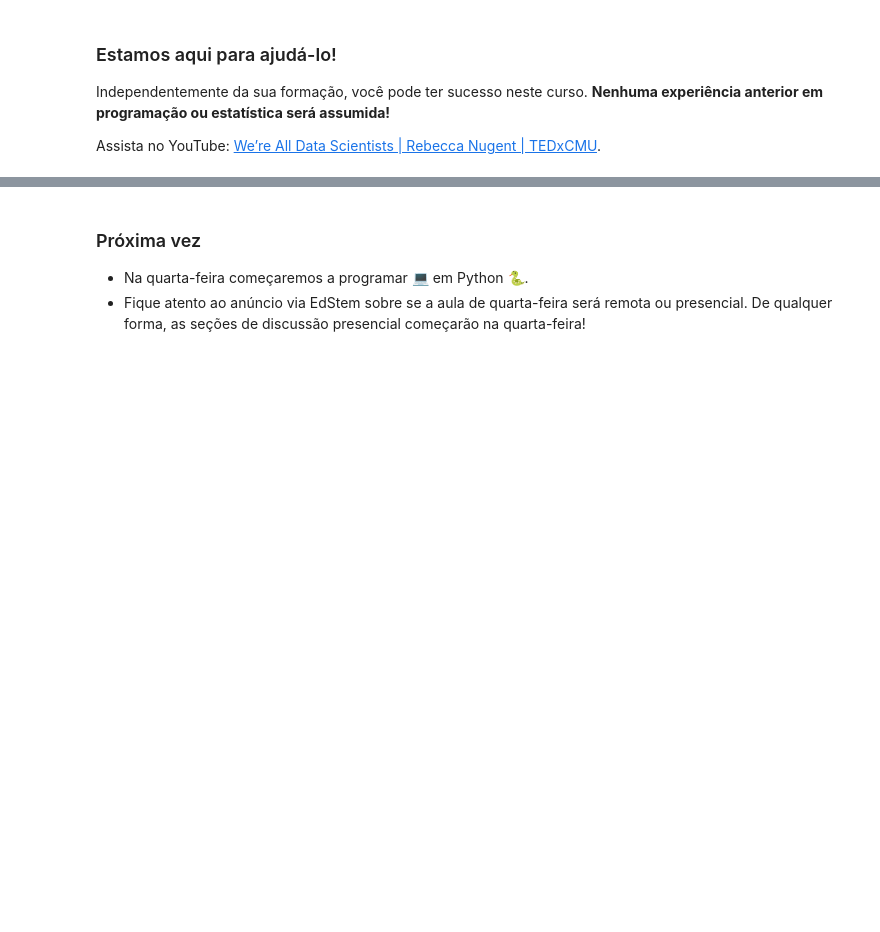
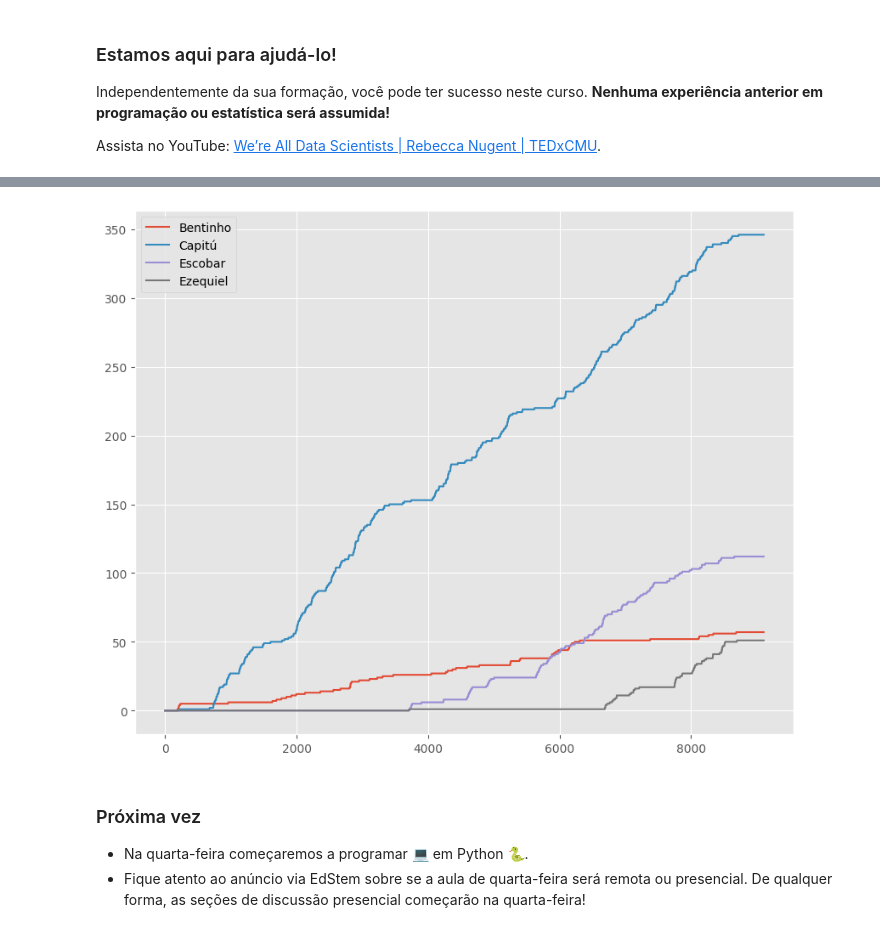
Before and after one commit to isisbiaduarte/fcd, a Jupyter notebook: _lessons/01-Introducao.ipynb, the cells around one changed output, grey strips where cells are left out. Drawn from its saved outputs; the diff is of its cells as text; code cells hidden in the pictures; blank space fills up the shorter version.

```diff
--- a/_lessons/01-Introducao.ipynb
+++ b/_lessons/01-Introducao.ipynb
@@ -268,3 +316,19 @@ Se você ou alguém que você conhece precisar de cuidados de saúde mental, ent
+# %%
+mencoes_por_linha = {}
+for nome in nomes:
+    mencoes_por_linha[nome] = np.zeros(len(livro_inteiro))
+
+for i, linha in enumerate(livro_inteiro):
+    for nome in nomes:
+        mencoes_por_linha[nome][i] += np.char.count(linha, nome)
+# %%
+plt.figure(figsize=(10, 8))
+for nome in nomes:
+    plt.plot(np.cumsum(mencoes_por_linha[nome]), label=nome)
+plt.legend()
+plt.show()
+# %% [output]
+[figure, added]
 # %% [markdown]
 ### Próxima vez
 
```
Also changed, not shown: parts of 46 cells of this notebook, 14 other files.
